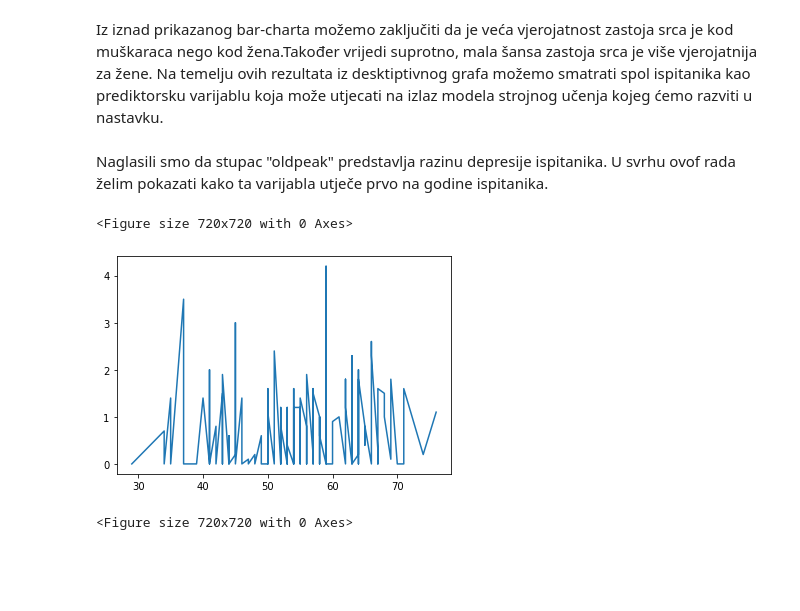
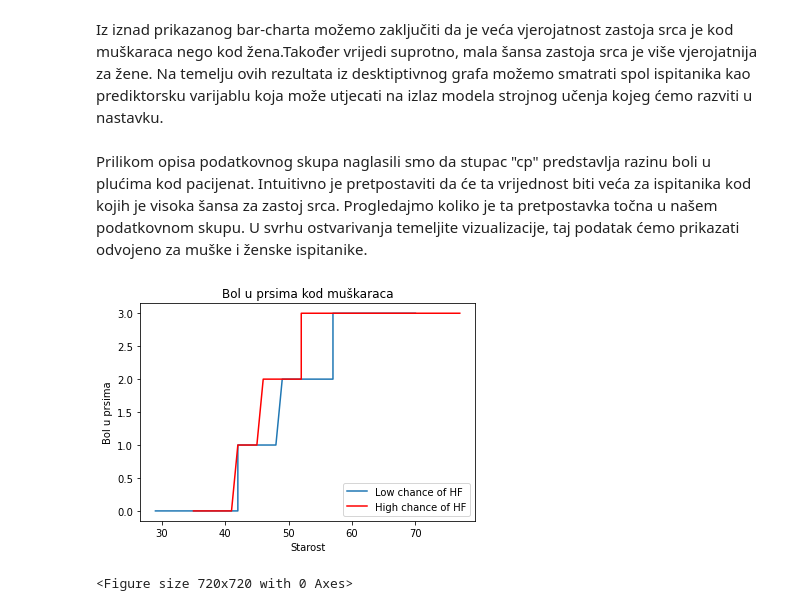
Before and after one commit to tp52/uzop, a Jupyter notebook: Uzop.ipynb, the cells around one changed output. Cells and saved outputs as stored; diff of their text form; code cells hidden in the pictures; blank space fills up the shorter version.

```diff
--- a/Uzop.ipynb
+++ b/Uzop.ipynb
@@ -145,17 +245,29 @@ plt.grid()
 # %% [markdown]
 Iz iznad prikazanog bar-charta možemo zaključiti da je veća vjerojatnost zastoja srca je kod muškaraca nego kod žena.Također vrijedi suprotno, mala šansa zastoja srca je više vjerojatnija za žene. Na temelju ovih rezultata iz desktiptivnog grafa možemo smatrati spol ispitanika kao prediktorsku varijablu koja može utjecati na izlaz modela strojnog učenja kojeg ćemo razviti u nastavku.
 # %% [markdown]
-Naglasili smo da stupac "oldpeak" predstavlja razinu depresije ispitanika. U svrhu ovof rada želim pokazati kako ta varijabla utječe prvo na godine ispitanika.
+Prilikom opisa podatkovnog skupa naglasili smo da stupac "cp" predstavlja razinu boli u plućima kod pacijenat. Intuitivno je pretpostaviti da će ta vrijednost biti veća za ispitanika kod kojih je visoka šansa za zastoj srca. Progledajmo koliko je ta pretpostavka točna u našem podatkovnom skupu. U svrhu ostvarivanja temeljite vizualizacije, taj podatak ćemo prikazati odvojeno za muške i ženske ispitanike.
 # %%
-subset=data_set.copy()
-subset=subset.sort_values(by=['age'],ascending=False)
+#Plot graph for men with low chance of HF and chest pain
+men_lowC_cp = men_with_lowC_HF["cp"]
+age_menLowCCP =np.array(men_with_lowC_HF['age'])
+age_menLowCCP.sort()
 
-subset_highChance = subset[subset['condition']==1]
-subset_lowChance = subset[subset['condition']==0]
+plt.plot(age_menLowCCP,men_lowC_cp,label="Low chance of HF")
 
-plt.plot(subset_lowChance["age"],subset_lowChance["oldpeak"])
+#Plot grapf with high chance of HF and chest pain , and compare results with previous graph
+men_highC_cp = men_with_highC_HF["cp"]
+age_menHighCCP =np.array(men_with_highC_HF['age'])
+age_menHighCCP.sort()
+
+plt.plot(age_menHighCCP,men_highC_cp,color="red", label="High chance of HF")
+plt.title("Bol u prsima kod muškaraca")
+plt.xlabel("Starost")
+plt.ylabel("Bol u prsima")
+plt.legend(loc="lower right")
 plt.figure(figsize=(10,10))
+
+women_highC_cp=women_with_highC_HF["cp"]
+women_lowC_cp=women_with_lowC_HF["cp"]
 # %% [output]
+[figure, new version]
 <Figure size 720x720 with 0 Axes>
-[figure, old version]
-<Figure size 720x720 with 0 Axes>
```
Also changed, not shown: parts of 29 cells of this notebook.
